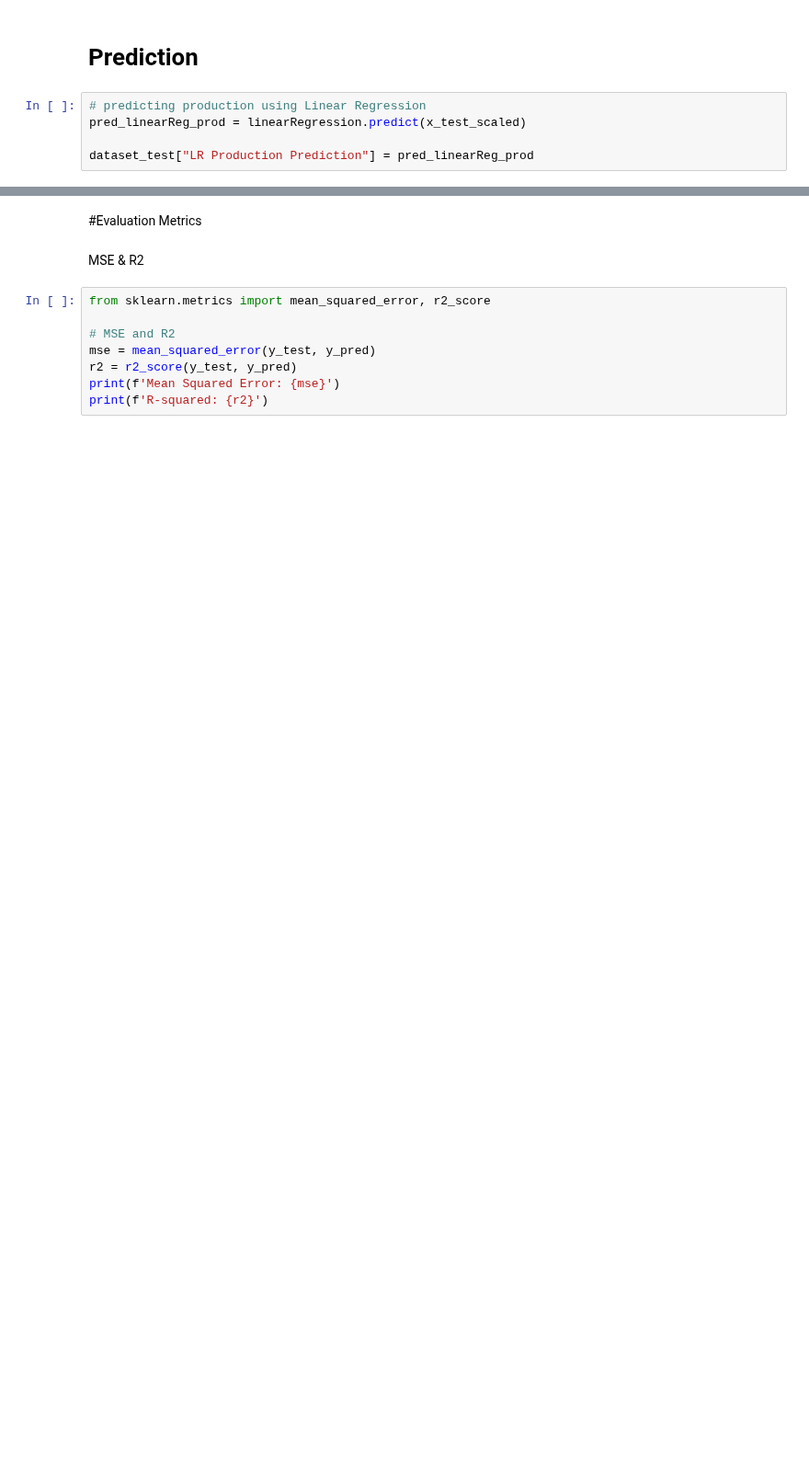
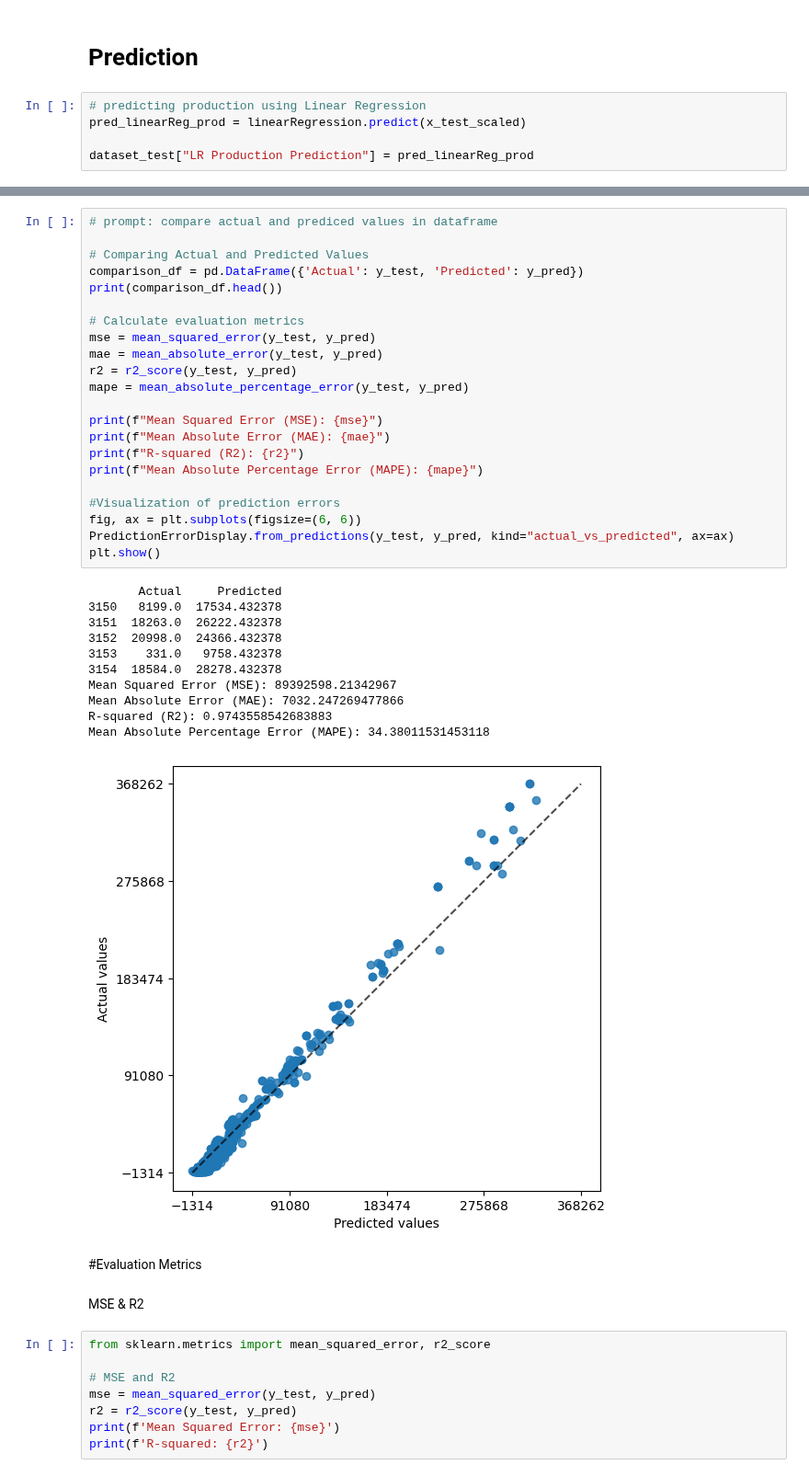
Before and after one commit to kazeulo/Project_197, a Jupyter notebook: ML_algorithms/linear_regression.ipynb, the cells around one changed output, grey strips where cells are left out. Shown at 92% size. Drawn from its saved outputs; the diff is of its cells as text; blank space fills up the shorter version.

```diff
--- a/ML_algorithms/linear_regression.ipynb
+++ b/ML_algorithms/linear_regression.ipynb
@@ -212,3 +224,37 @@ plt.show()
+# %%
+# prompt: compare actual and prediced values in dataframe
+
+# Comparing Actual and Predicted Values
+comparison_df = pd.DataFrame({'Actual': y_test, 'Predicted': y_pred})
+print(comparison_df.head())
+
+# Calculate evaluation metrics
+mse = mean_squared_error(y_test, y_pred)
+mae = mean_absolute_error(y_test, y_pred)
+r2 = r2_score(y_test, y_pred)
+mape = mean_absolute_percentage_error(y_test, y_pred)
+
+print(f"Mean Squared Error (MSE): {mse}")
+print(f"Mean Absolute Error (MAE): {mae}")
+print(f"R-squared (R2): {r2}")
+print(f"Mean Absolute Percentage Error (MAPE): {mape}")
+
+#Visualization of prediction errors
+fig, ax = plt.subplots(figsize=(6, 6))
+PredictionErrorDisplay.from_predictions(y_test, y_pred, kind="actual_vs_predicted", ax=ax)
+plt.show()
+# %% [output]
+       Actual     Predicted
+3150   8199.0  17534.432378
+3151  18263.0  26222.432378
+3152  20998.0  24366.432378
+3153    331.0   9758.432378
+3154  18584.0  28278.432378
+Mean Squared Error (MSE): 89392598.21342967
+Mean Absolute Error (MAE): 7032.247269477866
+R-squared (R2): 0.9743558542683883
+Mean Absolute Percentage Error (MAPE): 34.38011531453118
+[figure, added]
 # %% [markdown]
 #Evaluation Metrics
 # %% [markdown]
```
Also changed, not shown: parts of 41 cells of this notebook.
